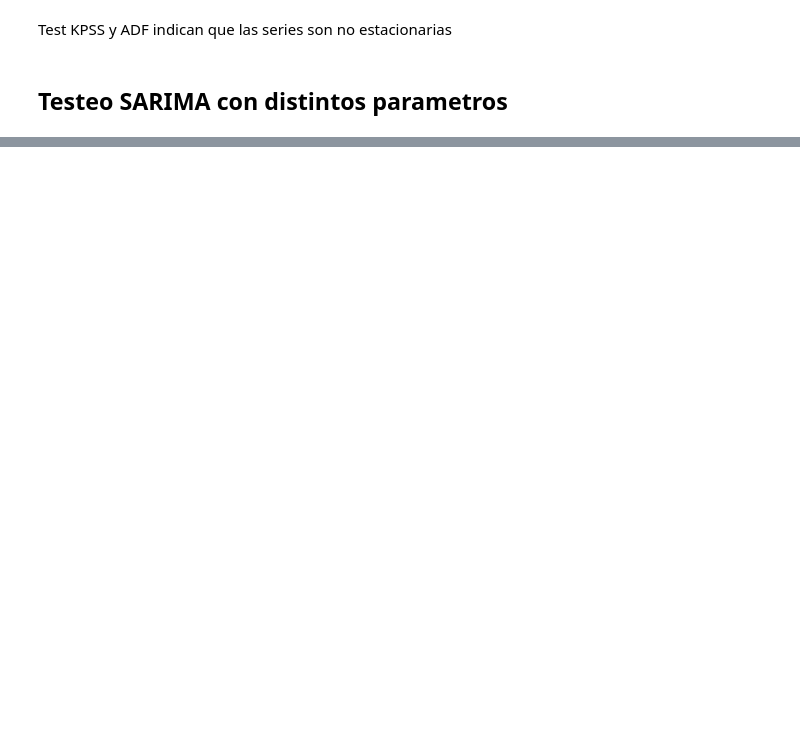
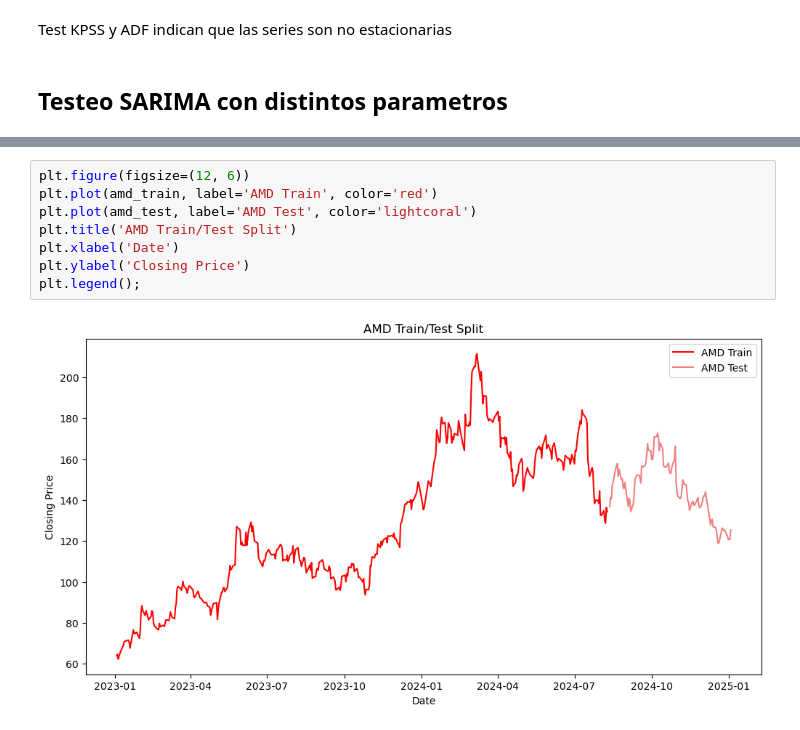
Before and after one commit to NicoPala01/AST_MCD_E10, a Jupyter notebook: AST_notebook.ipynb, the cells around one changed output, grey strips where cells are left out. Saved outputs shown, nothing was run; the diff lists cells and outputs as text; blank space fills up the shorter version.

```diff
--- a/AST_notebook.ipynb
+++ b/AST_notebook.ipynb
@@ -340,0 +214,10 @@ Total fit time: 0.236 seconds
+# %%
+plt.figure(figsize=(12, 6))
+plt.plot(amd_train, label='AMD Train', color='red')
+plt.plot(amd_test, label='AMD Test', color='lightcoral')
+plt.title('AMD Train/Test Split')
+plt.xlabel('Date')
+plt.ylabel('Closing Price')
+plt.legend();
+# %% [output]
+[figure, added]
```
Also changed, not shown: parts of 31 cells of this notebook.
